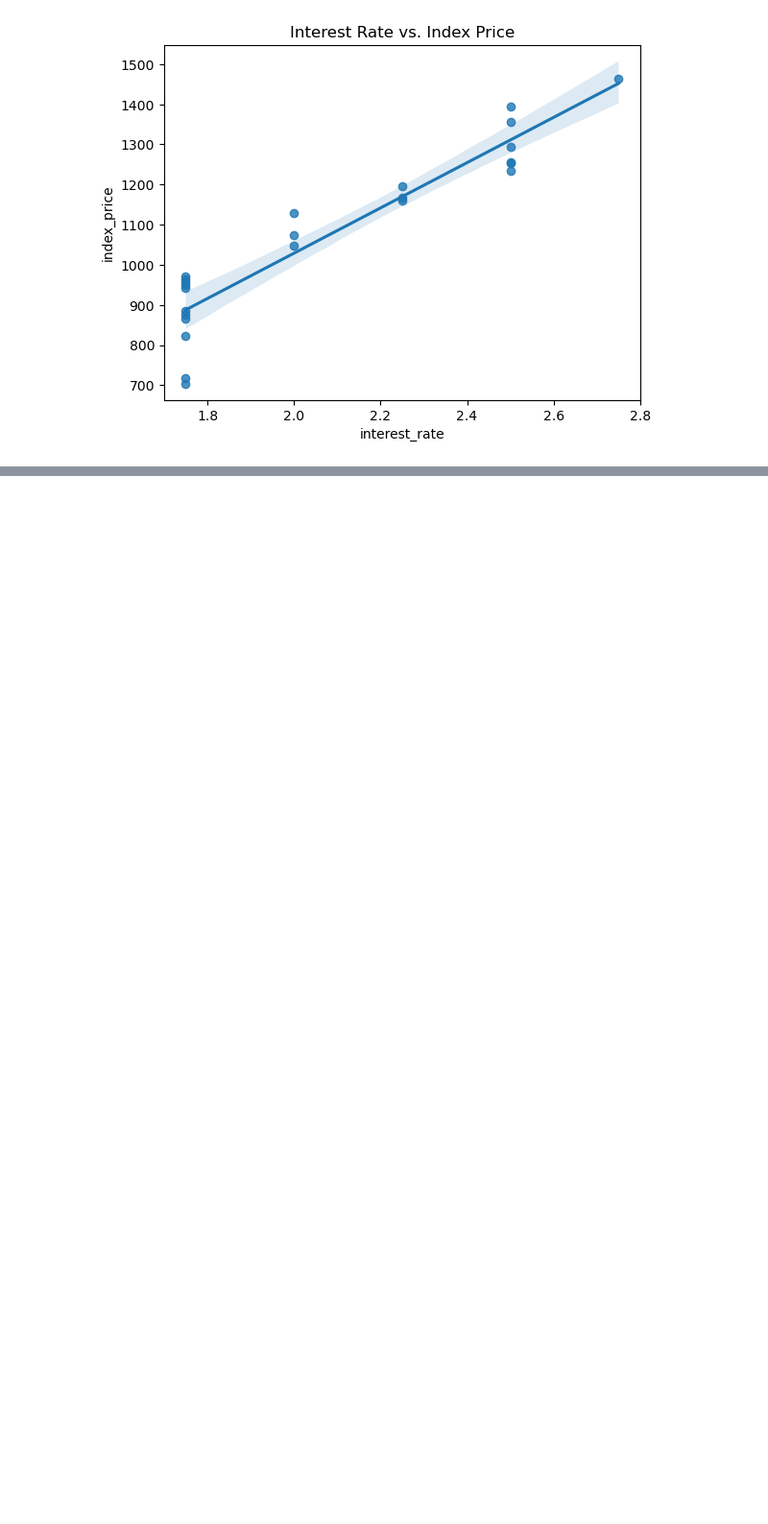
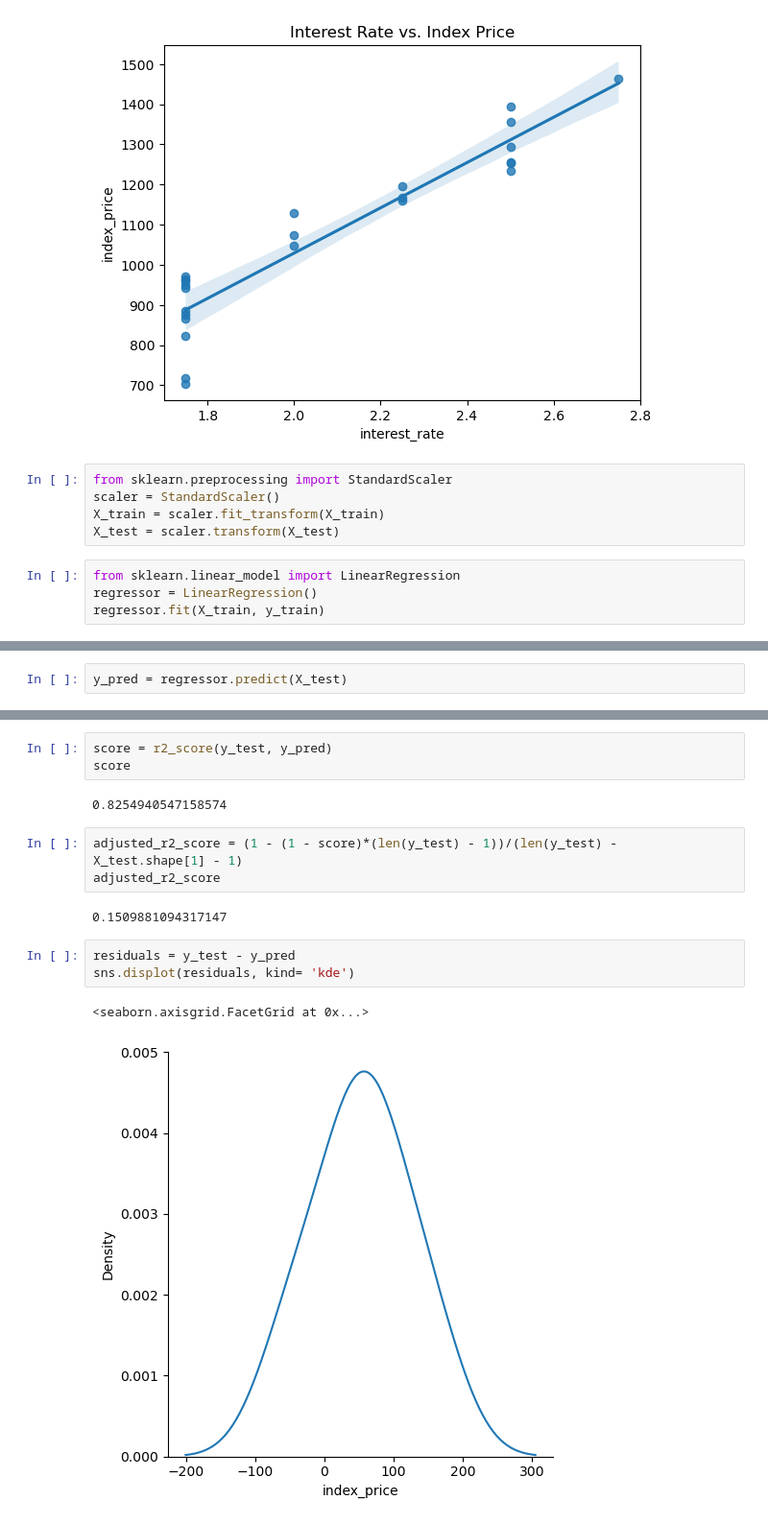
Before and after one commit to IbraheimTarek/machine-learining, a Jupyter notebook: Regression/Multiple Linear regression/mlr.ipynb, the cells around one changed output, grey strips where cells are left out. Shown at 96% size. Saved outputs shown, nothing was run; the diff lists cells and outputs as text; blank space fills up the shorter version.

```diff
--- a/Regression/Multiple Linear regression/mlr.ipynb
+++ b/Regression/Multiple Linear regression/mlr.ipynb
@@ -94,3 +94,12 @@ plt.show()
 # %% [output]
 [figure]
 [figure]
+# %%
+from sklearn.preprocessing import StandardScaler
+scaler = StandardScaler()
+X_train = scaler.fit_transform(X_train)
+X_test = scaler.transform(X_test)
+# %%
+from sklearn.linear_model import LinearRegression
+regressor = LinearRegression()
+regressor.fit(X_train, y_train)
@@ -96,0 +115,2 @@ plt.show()
+# %%
+y_pred = regressor.predict(X_test)
@@ -96,0 +129,16 @@ plt.show()
+# %%
+score = r2_score(y_test, y_pred)
+score
+# %% [output]
+0.8254940547158574
+# %%
+adjusted_r2_score = (1 - (1 - score)*(len(y_test) - 1))/(len(y_test) - X_test.shape[1] - 1)
+adjusted_r2_score
+# %% [output]
+0.1509881094317147
+# %%
+residuals = y_test - y_pred
+sns.displot(residuals, kind= 'kde')
+# %% [output]
+<seaborn.axisgrid.FacetGrid at 0x...>
+[figure, added]
```
Also changed, not shown: parts of 7 cells of this notebook, 1 other file.
